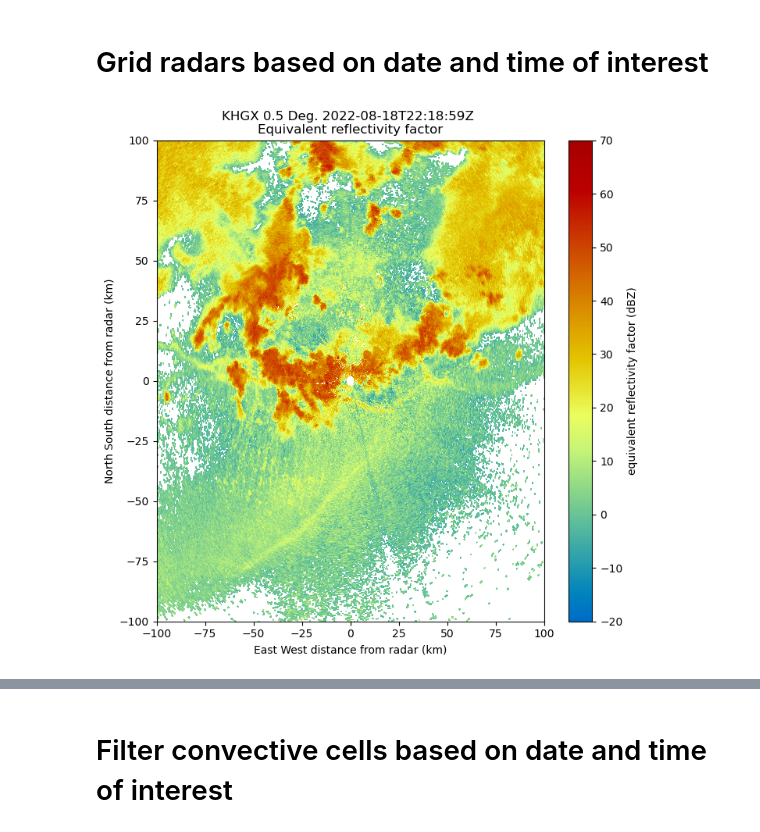
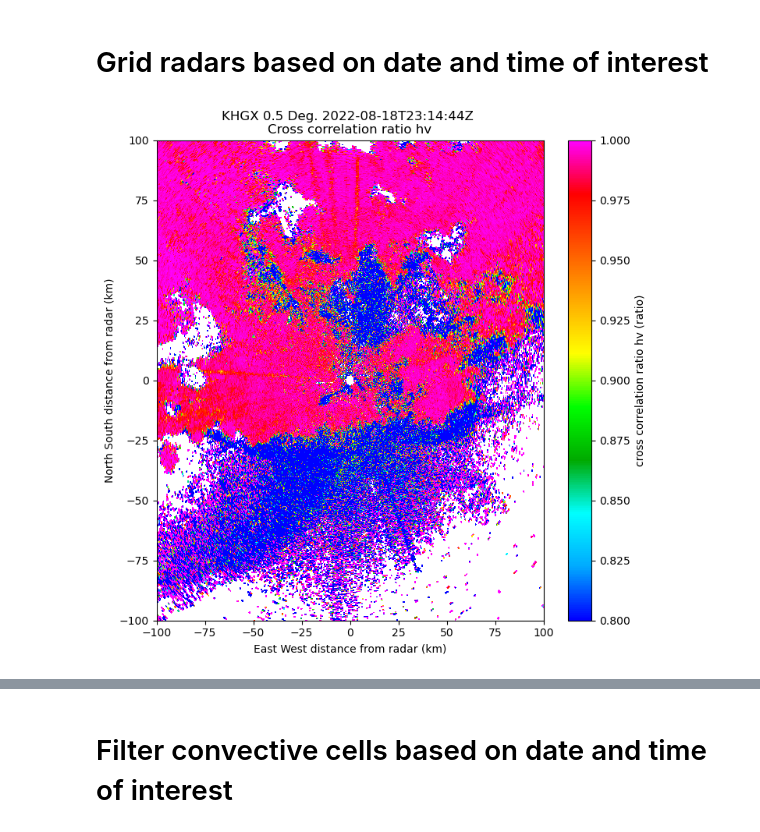
Before and after one commit to oluwafemiomitusa/Geospatial-Analysis, a Jupyter notebook: Second_part/Jupyter Notebooks/New/case_study_1_v2.ipynb, the cells around one changed output, grey strips where cells are left out. Cells and saved outputs as stored; diff of their text form; code cells hidden in the pictures.

```diff
--- a/Second_part/Jupyter Notebooks/New/case_study_1_v2.ipynb
+++ b/Second_part/Jupyter Notebooks/New/case_study_1_v2.ipynb
@@ -19,23 +29,23 @@ cell_end_date = '2022-08-18T22:19:00'
 # %%
-filename = "C:/Users/omitu/Desktop/KHGX/New/KHGX20220818_221859_V06"
+filename = "C:/Users/omitu/Desktop/KHGX/New/KHGX20220818_231444_V06"
 radar = pyart.io.read(filename)
 radar.fields.keys()
 
 #Set weighting function
 weight_func='Barnes' #nearest, Cressman
 
 #Create a gatefilter
 gfilter = pyart.filters.GateFilter(radar)
 gfilter.exclude_below('cross_correlation_ratio',0.9)
 #gfilter.exclude_below('reflectivity',20)
 
 fig = plt.figure(figsize=(8,8))
 display = pyart.graph.RadarDisplay(radar)
-display.plot_ppi('reflectivity',sweep=0,vmin=-20,vmax=70)
+display.plot_ppi('cross_correlation_ratio',sweep=0,vmin=.8,vmax=1)
 display.set_limits(xlim=(-100,100),ylim=(-100,100))
 #plt.savefig('Raw_Z.png')
 # %% [output]
-[figure, old version]
+[figure, new version]
 # %%
 import pyart
 
```
Also changed, not shown: parts of 46 cells of this notebook.
